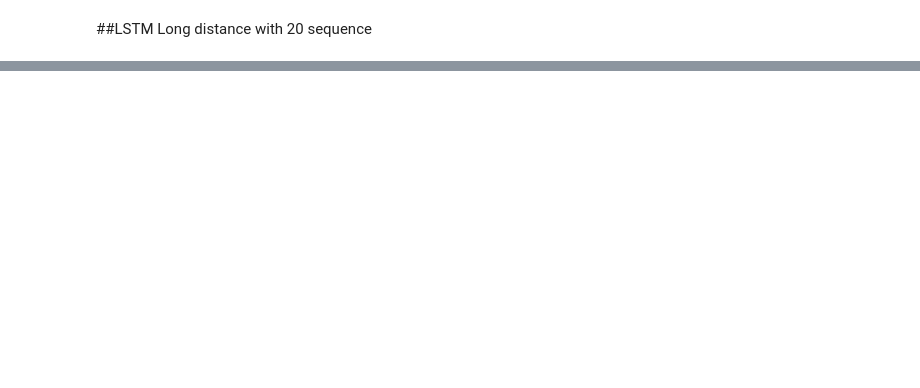
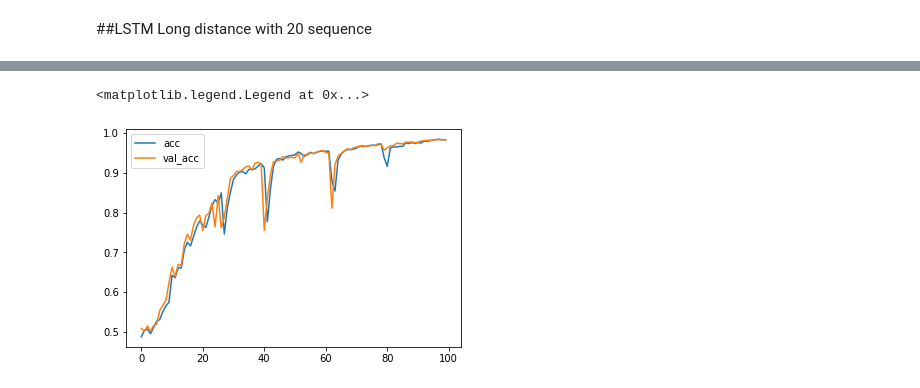
Before and after one commit to Justabhi96/TF2.0, a Jupyter notebook: 13_Long_Distance.ipynb, the cells around one changed output, grey strips where cells are left out. Drawn from its saved outputs; the diff is of its cells as text; code cells hidden in the pictures; blank space fills up the shorter version.

Commit message:
LSTM with return sequences

```diff
--- a/13_Long_Distance.ipynb
+++ b/13_Long_Distance.ipynb
@@ -200,0 +243,14 @@ plt.legend()
+# %%
+T = 30
+X, Y = generate_data(T, False)
+inputs = np.expand_dims(X, -1) # (N * T * D)
+
+i = Input(shape = (T, D))
+x = LSTM(5, return_sequences=True)(i) # shape (T*M)
+x = GlobalMaxPooling1D()(x) # shape (M)
+x = Dense(1, activation = "sigmoid")(x)
+
+model = Model(i, x)
+model.compile(loss = "binary_crossentropy", optimizer = Adam(lr = 0.01), metrics = ["accuracy"])
+
+r = model.fit(inputs, Y, validation_split = 0.5, epochs = 100)
@@ -200,0 +275,8 @@ plt.legend()
+# %%
+# Easy for the LSTM even with 30 time steps
+plt.plot(r.history["accuracy"], label = "acc")
+plt.plot(r.history["val_accuracy"], label = "val_acc")
+plt.legend()
+# %% [output]
+<matplotlib.legend.Legend at 0x...>
+[figure, added]
```
Also changed, not shown: parts of 15 cells of this notebook.
